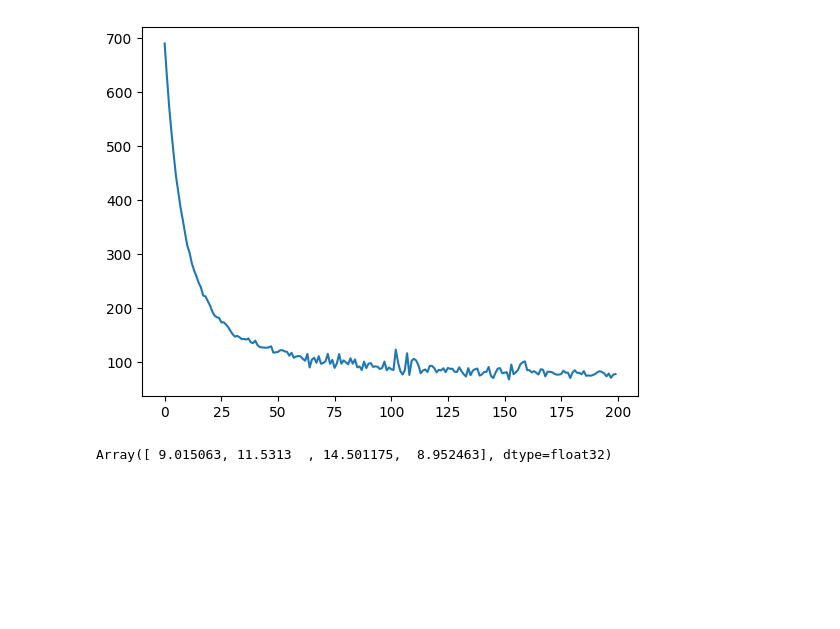
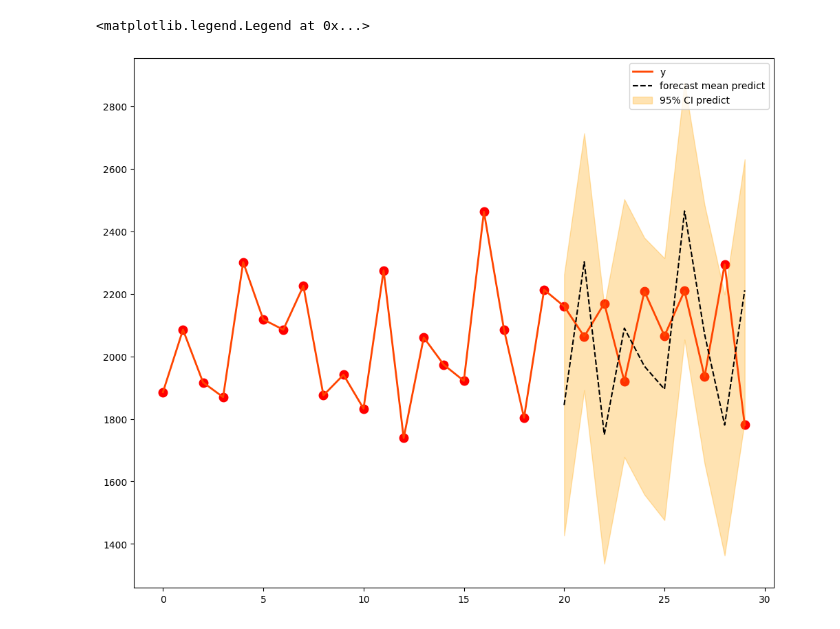
Before and after one commit to budennovsk/Pandas, a Jupyter notebook: tfp_jax.ipynb, the cells around one changed output. Cells and saved outputs as stored; diff of their text form; code cells hidden in the pictures; blank space fills up the shorter version.

```diff
--- a/tfp_jax.ipynb
+++ b/tfp_jax.ipynb
@@ -10,6 +39,8 @@ import matplotlib as mpl
 from matplotlib import pylab as plt
 import matplotlib.dates as mdates
 import seaborn as sns
+import numpy as np
+
 
 # Импорт компонентов, необходимых для анализа временных рядов
 sts = tfp.sts
@@ -18,19 +49,25 @@ mcmc = tfp.mcmc
 
 # Предположим, что у нас есть временной ряд наблюдаемых данных, который хранится в переменной obs_data
 # Здесь мы инициализируем его как пример
-x = jnp.array([10.0, 11.0, 9.0, 13.0, 14.0, 8.0, 12.0, 15.0, 7.0])
-y = jnp.array([1, 1.0, 22.0, 22.0, 32.0, 2.0, 2.0, 154.0, 73.0])
+
+# x = jnp.array([10.0, 11.0, 9.0, 13.0, 14.0, 8.0, 12.0, 15.0, 7.0])
+# y = jnp.array([1, 1.0, 22.0, 22.0, 32.0, 2.0, 2.0, 154.0, 73.0])
+
+
+x = jnp.array(np.random.normal(2000,200,30))
+y = jnp.array(np.random.normal(50,10,30))
+
 
 # Определение модели временных рядов
 seasonal_effect = sts.Seasonal(
-    num_seasons=4,  # Это число должно соответствовать вашим данным; например, 4 для квартальных данных
-    observed_time_series=x
+    num_seasons=10,  # Это число должно соответствовать вашим данным; например, 4 для квартальных данных
+    observed_time_series=x[:-10]
 )
-
+linear = sts.LinearRegression(design_matrix=y[:, np.newaxis]) #X_all 30
 # Комбинирование компонентов в одну модель
 model = sts.Sum(
-    [seasonal_effect],
-    observed_time_series=x
+    [seasonal_effect,linear],
+    observed_time_series=x[:-10]
 )
 # Build the variational surrogate posteriors `qs`.
 init_fn, build_surrogate_fn = (
@@ -42,7 +79,7 @@ num_variational_steps = int(num_variational_steps)
 seed = jax.random.PRNGKey(42)
 init_seed, fit_seed, sample_seed = jax.random.split(seed, 3)
 initial_parameters = init_fn(init_seed)
-jd = model.joint_distribution(y)
+jd = model.joint_distribution(x[:-10])
 
 
 # Build and optimize the variational loss function.
@@ -63,9 +100,13 @@ q_samples_co2_ = variational_posteriors.sample(50, seed=sample_seed)
 
 co2_forecast_dist = tfp.sts.forecast(
     model,
-    observed_time_series=x,
+    observed_time_series=x[:-10],
     parameter_samples=q_samples_co2_,
-    num_steps_forecast=4)
+    num_steps_forecast=10)
+jax.clear_caches()
+jax.clear_backends()
+jax._src.api.clear_backends()
+
 
 num_samples=10
 
@@ -73,9 +114,17 @@ co2_forecast_mean, co2_forecast_scale, co2_forecast_samples = (
     co2_forecast_dist.mean()[..., 0],
     co2_forecast_dist.stddev()[..., 0],
     co2_forecast_dist.sample(num_samples, seed=sample_seed)[..., 0])
-# %% [output]
-[figure, removed]
-# %%
-co2_forecast_mean
-# %% [output]
-Array([ 9.015063, 11.5313  , 14.501175,  8.952463], dtype=float32)
+# %%
+fig = plt.figure(figsize=(12, 10))
+ax = plt.subplot(1, 1 ,1)
+# ax.plot(np.arange(30), data['X'], label='X', lw=1)
+ax.plot(np.arange(30), x, label='y', lw=2, color='orangered')
+ax.scatter(np.arange(30), x, lw=4, color='red')
+ax.plot(np.arange(20, 30), co2_forecast_mean, color='k', ls='--', label='forecast mean predict')
+ax.fill_between(np.arange(20, 30), np.squeeze(co2_forecast_mean - 1.96 * co2_forecast_scale),
+                np.squeeze(co2_forecast_mean + 1.96 * co2_forecast_scale), color='orange', alpha=0.3,
+                label='95% CI predict')
+plt.legend(loc='best')
+# %% [output]
+<matplotlib.legend.Legend at 0x...>
+[figure, added]
```
Also changed, not shown: parts of 1 cell of this notebook.
